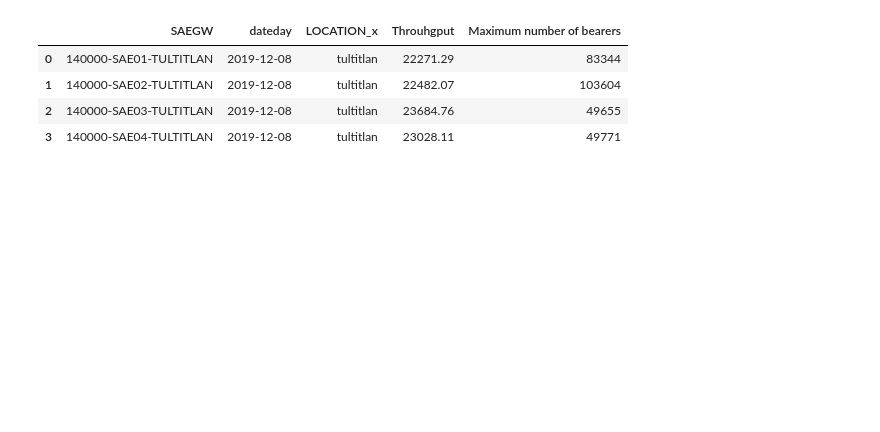
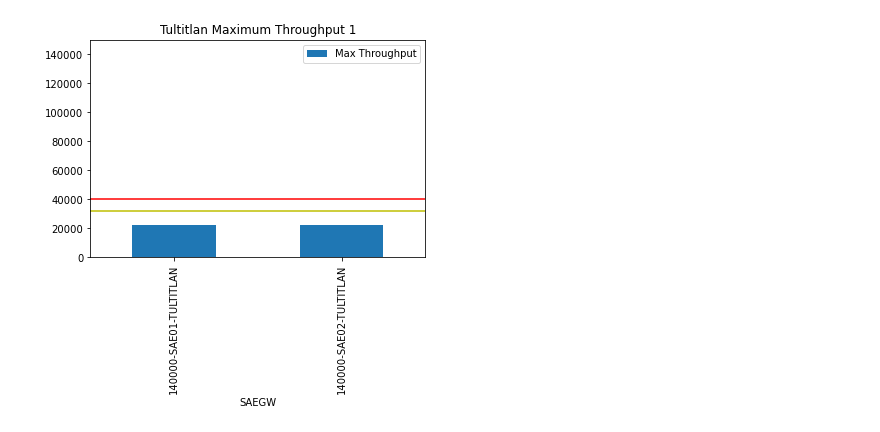
Before and after one commit to fedelpz96/Project_1, a Jupyter notebook: branch_fede.ipynb, the cells around one changed output. Drawn from its saved outputs; the diff is of its cells as text; code cells hidden in the pictures; blank space fills up the shorter version.

```diff
--- a/branch_fede.ipynb
+++ b/branch_fede.ipynb
@@ -55,14 +32,12 @@ apodaca = merge_saegw_clean[merge_saegw_clean.LOCATION_x == 'apodaca']
 hermosillo = merge_saegw_clean[merge_saegw_clean.LOCATION_x == 'hermosillo']
 merida = merge_saegw_clean[merge_saegw_clean.LOCATION_x == 'merida']
 # %%
-# Create plots based on tultitlan
+# Create plots based on tultitlan 1
 tult_max_saegw = tultitlan.groupby(['SAEGW']).max()
 tult_max_saegw.reset_index(inplace=True)
-tult_max_saegw
-#tult_max_saegw.plot.bar(x=0,y=3)
+tult_max_saegw.head(2).plot.bar(x=0,y=3,label="Max Throughput",title='Tultitlan Maximum Throughput 1').set_ylim(0,150000)
+plt.hlines(32000,-1,2,color='y')
+plt.hlines(40000,-1,2,color='r')
+plt.savefig('Tultitlan Maximum Throughput 1')
 # %% [output]
-|  | SAEGW | dateday | LOCATION_x | Throuhgput | Maximum number of bearers |
-| 0 | 140000-SAE01-TULTITLAN | 2019-12-08 | tultitlan | 22271.29 | 83344 |
-| 1 | 140000-SAE02-TULTITLAN | 2019-12-08 | tultitlan | 22482.07 | 103604 |
-| 2 | 140000-SAE03-TULTITLAN | 2019-12-08 | tultitlan | 23684.76 | 49655 |
-| 3 | 140000-SAE04-TULTITLAN | 2019-12-08 | tultitlan | 23028.11 | 49771 |
+[figure, added]
```
Also changed, not shown: parts of 15 cells of this notebook.
